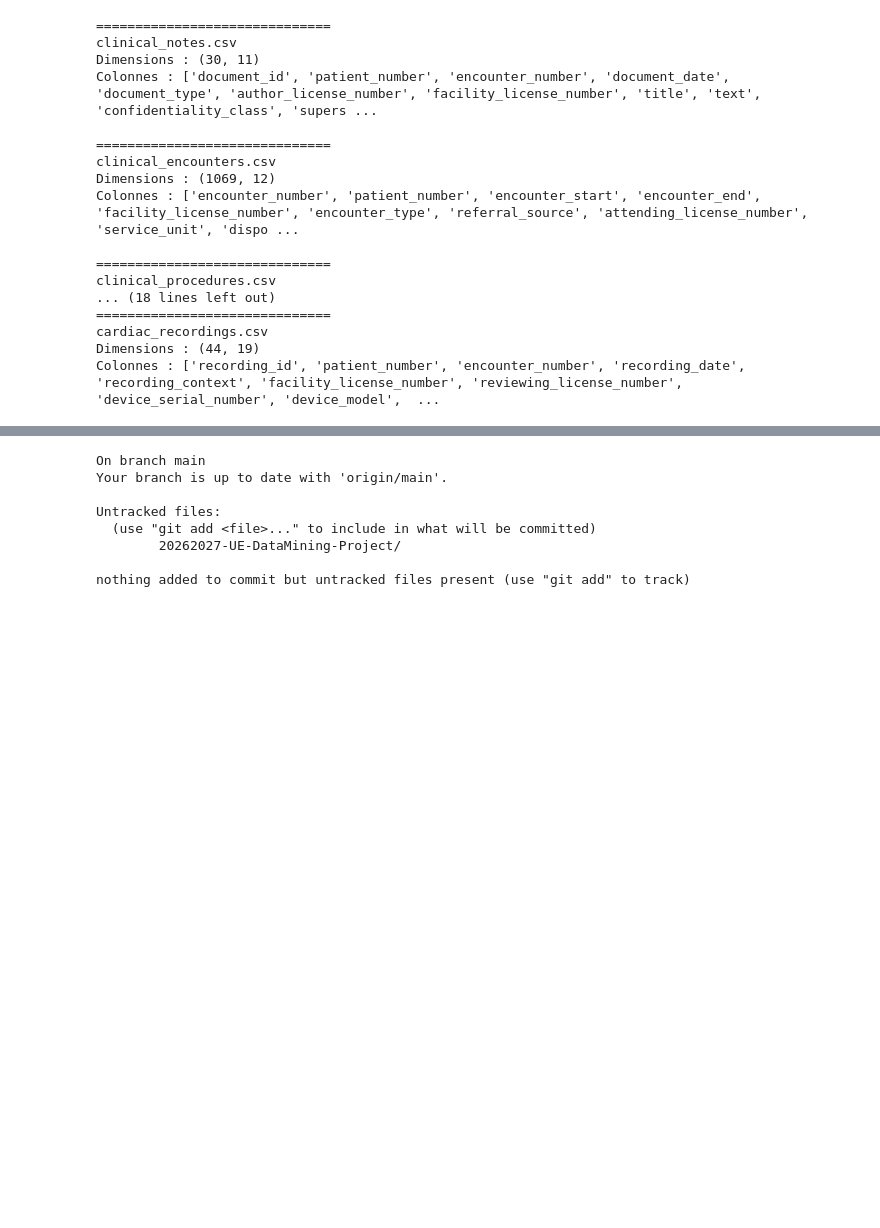
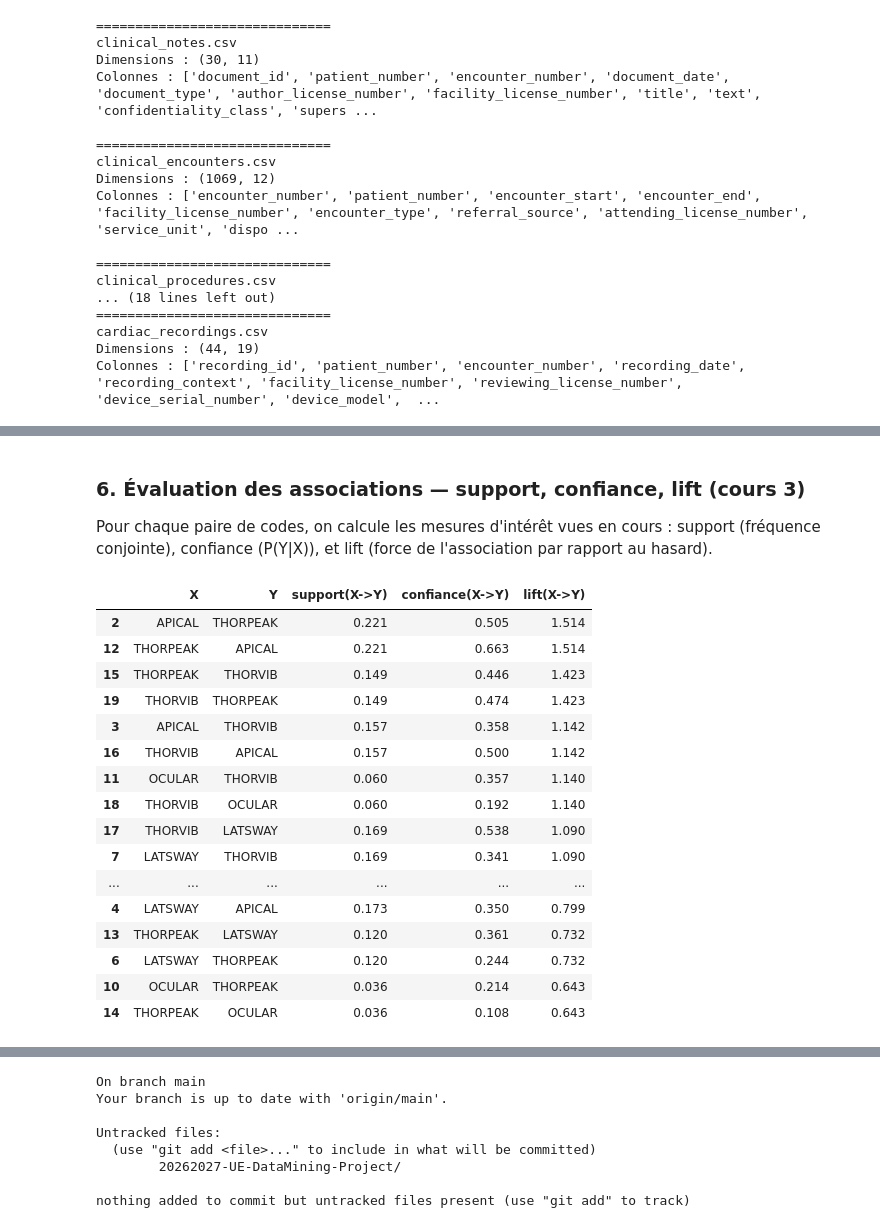
Before and after one commit to Sheik-info/20262027-UE-DataMining-Project, a Jupyter notebook: Base_notebook_to_complete.ipynb, the cells around one changed output, grey strips where cells are left out. Drawn from its saved outputs; the diff is of its cells as text; code cells hidden in the pictures; blank space fills up the shorter version.

```diff
--- a/Base_notebook_to_complete.ipynb
+++ b/Base_notebook_to_complete.ipynb
@@ -120,0 +603,12 @@ Colonnes : ['recording_id', 'patient_number', 'encounter_number', 'recording_dat
+# %%
+# Construction de la matrice transactions x items
+obs_flag = obs[obs['interpretation_code'].isin(['review', 'discordant'])]
+
+matrice_items = (
+    pd.crosstab(obs_flag['encounter_number'], obs_flag['observation_code'])
+    .clip(upper=1)  # une mesure signalée plusieurs fois dans la même rencontre compte comme 1
+)
+
+print(f"Nombre de transactions (rencontres avec au moins un signalement) : {len(matrice_items)}")
+print(f"Items (codes de mesure jamais signalés 'review'/'discordant') : {list(matrice_items.columns)}")
+matrice_items.head()
@@ -120,0 +651,44 @@ Colonnes : ['recording_id', 'patient_number', 'encounter_number', 'recording_dat
+# %% [markdown]
+### 6. Évaluation des associations — support, confiance, lift (cours 3)
+
+Pour chaque paire de codes, on calcule les mesures d'intérêt vues en cours : support (fréquence conjointe), confiance (P(Y|X)), et lift (force de l'association par rapport au hasard).
+# %%
+from itertools import permutations
+
+n_transactions = len(matrice_items)
+support_individuel = matrice_items.mean()  # support de chaque item seul
+
+regles = []
+for x, y in permutations(matrice_items.columns, 2):
+    support_xy = (matrice_items[x] & matrice_items[y]).mean()
+    if support_xy == 0:
+        continue
+    confiance = support_xy / support_individuel[x]
+    lift = confiance / support_individuel[y]
+    regles.append({
+        'X': x, 'Y': y,
+        'support(X->Y)': round(support_xy, 3),
+        'confiance(X->Y)': round(confiance, 3),
+        'lift(X->Y)': round(lift, 3)
+    })
+
+df_regles = pd.DataFrame(regles).sort_values('lift(X->Y)', ascending=False)
+df_regles
+# %% [output]
+|  | X | Y | support(X->Y) | confiance(X->Y) | lift(X->Y) |
+| 2 | APICAL | THORPEAK | 0.221 | 0.505 | 1.514 |
+| 12 | THORPEAK | APICAL | 0.221 | 0.663 | 1.514 |
+| 15 | THORPEAK | THORVIB | 0.149 | 0.446 | 1.423 |
+| 19 | THORVIB | THORPEAK | 0.149 | 0.474 | 1.423 |
+| 3 | APICAL | THORVIB | 0.157 | 0.358 | 1.142 |
+| 16 | THORVIB | APICAL | 0.157 | 0.500 | 1.142 |
+| 11 | OCULAR | THORVIB | 0.060 | 0.357 | 1.140 |
+| 18 | THORVIB | OCULAR | 0.060 | 0.192 | 1.140 |
+| 17 | THORVIB | LATSWAY | 0.169 | 0.538 | 1.090 |
+| 7 | LATSWAY | THORVIB | 0.169 | 0.341 | 1.090 |
+| ... | ... | ... | ... | ... | ... |
+| 4 | LATSWAY | APICAL | 0.173 | 0.350 | 0.799 |
+| 13 | THORPEAK | LATSWAY | 0.120 | 0.361 | 0.732 |
+| 6 | LATSWAY | THORPEAK | 0.120 | 0.244 | 0.732 |
+| 10 | OCULAR | THORPEAK | 0.036 | 0.214 | 0.643 |
+| 14 | THORPEAK | OCULAR | 0.036 | 0.108 | 0.643 |
```
Also changed, not shown: parts of 64 cells of this notebook.
